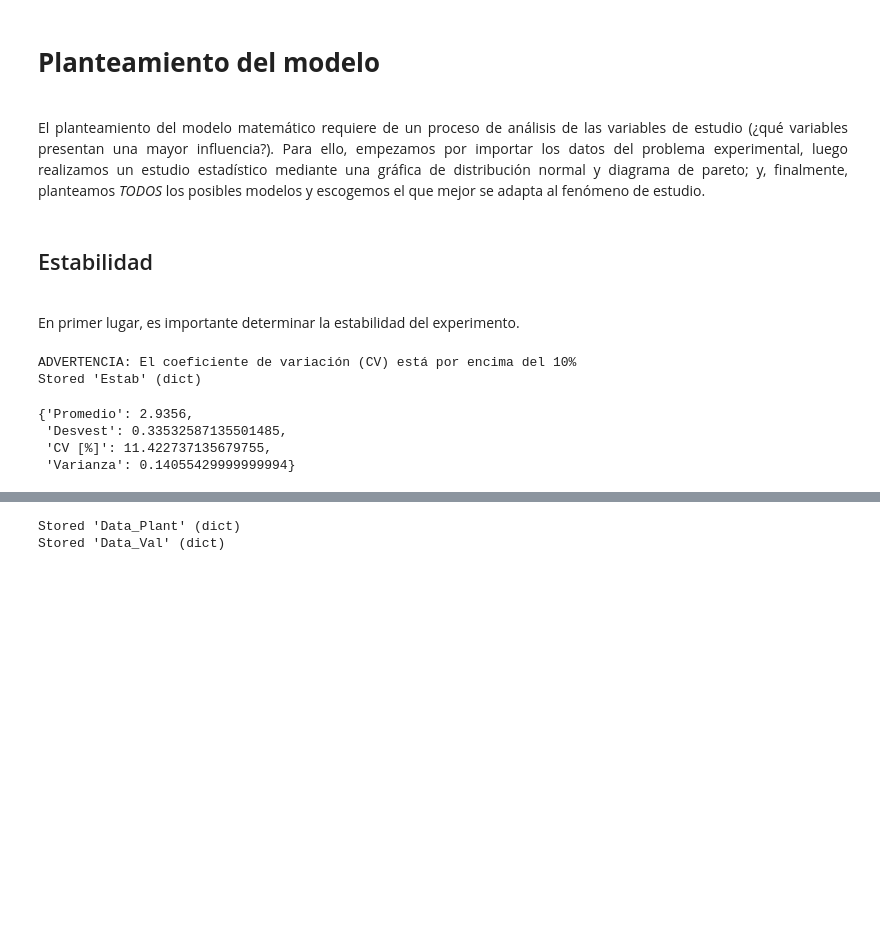
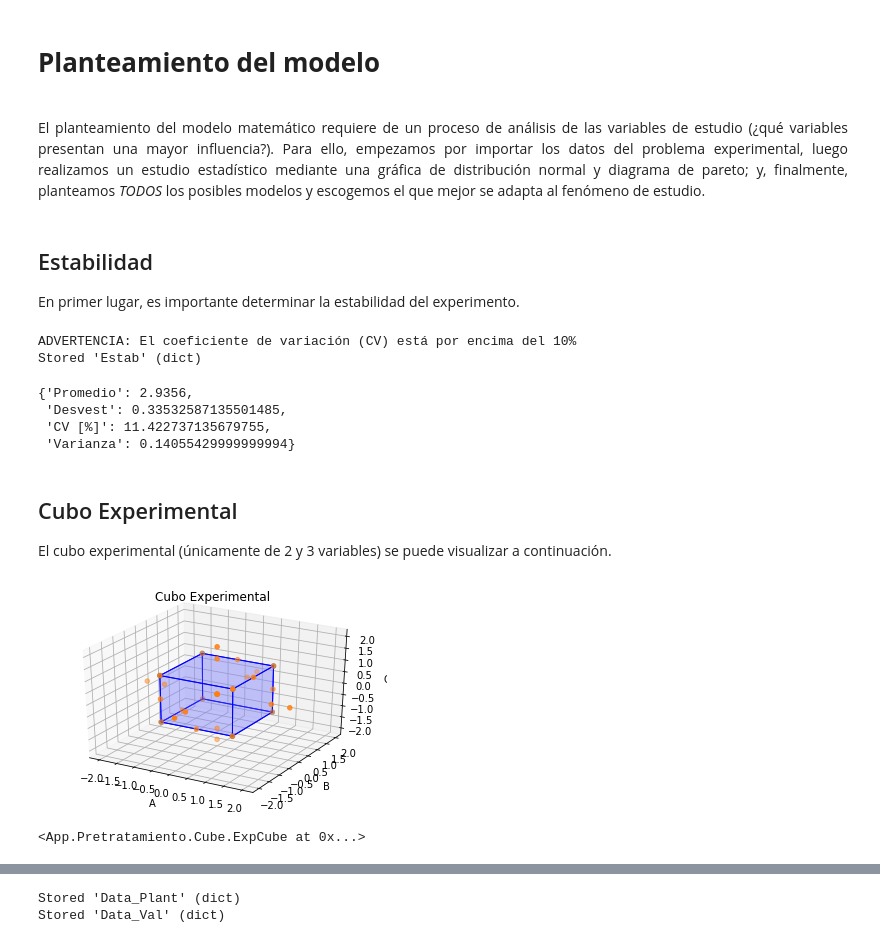
Before and after one commit to jdarguello/MathModel, a Jupyter notebook: Languages/Spanish/Post/Planteamiento.ipynb, the cells around one changed output, grey strips where cells are left out. Cells and saved outputs as stored; diff of their text form; code cells hidden in the pictures; blank space fills up the shorter version.

```diff
--- a/Languages/Spanish/Post/Planteamiento.ipynb
+++ b/Languages/Spanish/Post/Planteamiento.ipynb
@@ -13,8 +14,6 @@ import sys
 sys.path.insert(0, current_dir)
 # %% [markdown]
 ## Estabilidad
-
-<br>
 
 <div align="justify">
     En primer lugar, es importante determinar la estabilidad del experimento.
@@ -33,5 +32,18 @@ Stored 'Estab' (dict)
  'Desvest': 0.33532587135501485,
  'CV [%]': 11.422737135679755,
  'Varianza': 0.14055429999999994}
+# %% [markdown]
+## Cubo Experimental
+
+<div align="justify">
+    El cubo experimental (únicamente de 2 y 3 variables) se puede visualizar a continuación.
+</div>
+# %%
+%matplotlib inline
+from App.Pretratamiento.Cube import *
+ExpCube(Datos, language)
+# %% [output]
+[figure, added]
+<App.Pretratamiento.Cube.ExpCube at 0x...>
 # %% [markdown]
 <div align = "justify">
```
Also changed, not shown: parts of 15 cells of this notebook, 7 other files.
